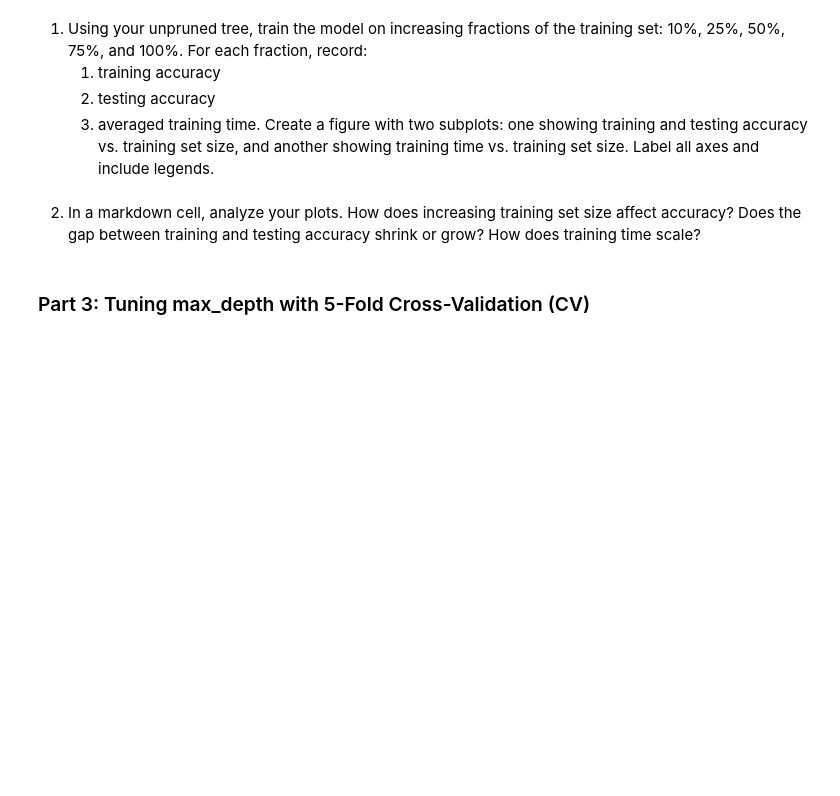
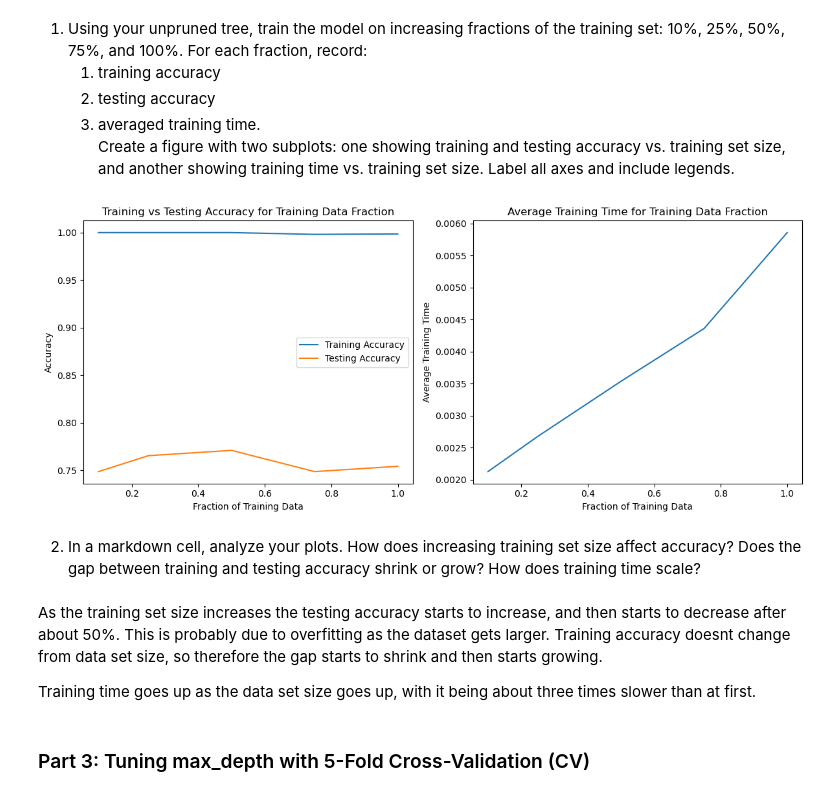
Before and after one commit to clee80/CS372_DT_Group2, a Jupyter notebook: DT_template.ipynb, the cells around one changed output. Saved outputs shown, nothing was run; the diff lists cells and outputs as text; code cells hidden in the pictures; blank space fills up the shorter version.

```diff
--- a/DT_template.ipynb
+++ b/DT_template.ipynb
@@ -353,9 +421,55 @@ training set: 10%, 25%, 50%, 75%, and 100%. For each fraction, record:
 showing training time vs. training set size.
 Label all axes and include legends.
+# %%
+fractions = [0.1, 0.25, 0.5, 0.75, 1.0]
+trainAccuracies = []
+testAccuracies = []
+averageTrainTime = []
+
+for frac in fractions:
+  # Get subset of training data
+  if(frac < 1.0):
+    XSubset, XUnused, ySubset, yUnused = train_test_split(X_train, y_train, train_size = frac, stratify = y_train, random_state = 42)
+  else:
+    XSubset, ySubset = X_train, y_train
+
+  startTime = time.time()
+  for _ in range(200):
+    # Train
+    subDt = DecisionTreeClassifier(criterion = 'entropy', random_state = 42)
+    subDt.fit(XSubset, ySubset)
+
+  # Get average training time
+  averageTrainTime.append((time.time() - startTime) / 200)
+
+  # Accuracy
+  trainAccuracies.append(accuracy_score(ySubset, subDt.predict(XSubset)))
+  testAccuracies.append(accuracy_score(y_test, subDt.predict(X_test)))
+
+# Accuracy and Time subplots
+fig, axes = plt.subplots(1, 2, figsize=(12, 5))
+axes[0].plot(fractions, trainAccuracies, label = "Training Accuracy")
+axes[0].plot(fractions, testAccuracies, label = "Testing Accuracy")
+axes[0].set_xlabel("Fraction of Training Data")
+axes[0].set_ylabel("Accuracy")
+axes[0].set_title("Training vs Testing Accuracy for Training Data Fraction")
+axes[0].legend()
+axes[1].plot(fractions, averageTrainTime)
+axes[1].set_xlabel("Fraction of Training Data")
+axes[1].set_ylabel("Average Training Time")
+axes[1].set_title("Average Training Time for Training Data Fraction")
+plt.tight_layout()
+plt.show()
+# %% [output]
+[figure, added]
 # %% [markdown]
 2) In a markdown cell, analyze your plots. How does increasing training set size
 affect accuracy? Does the gap between training and testing accuracy shrink or grow?
 How does training time scale?
+# %% [markdown]
+As the training set size increases the testing accuracy starts to increase, and then starts to decrease after about 50%. This is probably due to overfitting as the dataset gets larger. Training accuracy doesnt change from data set size, so therefore the gap starts to shrink and then starts growing.
+
+Training time goes up as the data set size goes up, with it being about three times slower than at first.
 # %% [markdown]
 ### Part 3: Tuning max_depth with 5-Fold Cross-Validation (CV)
 # %% [markdown]
```
Also changed, not shown: parts of 16 cells of this notebook.
